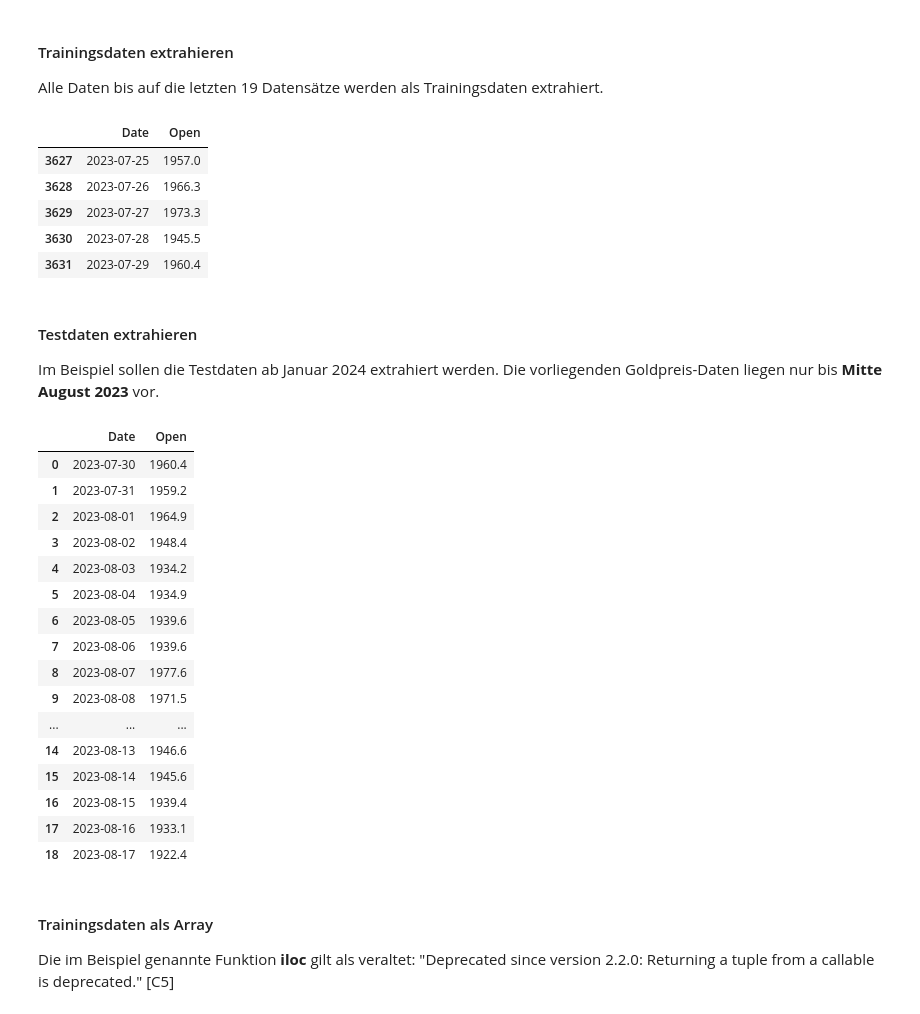
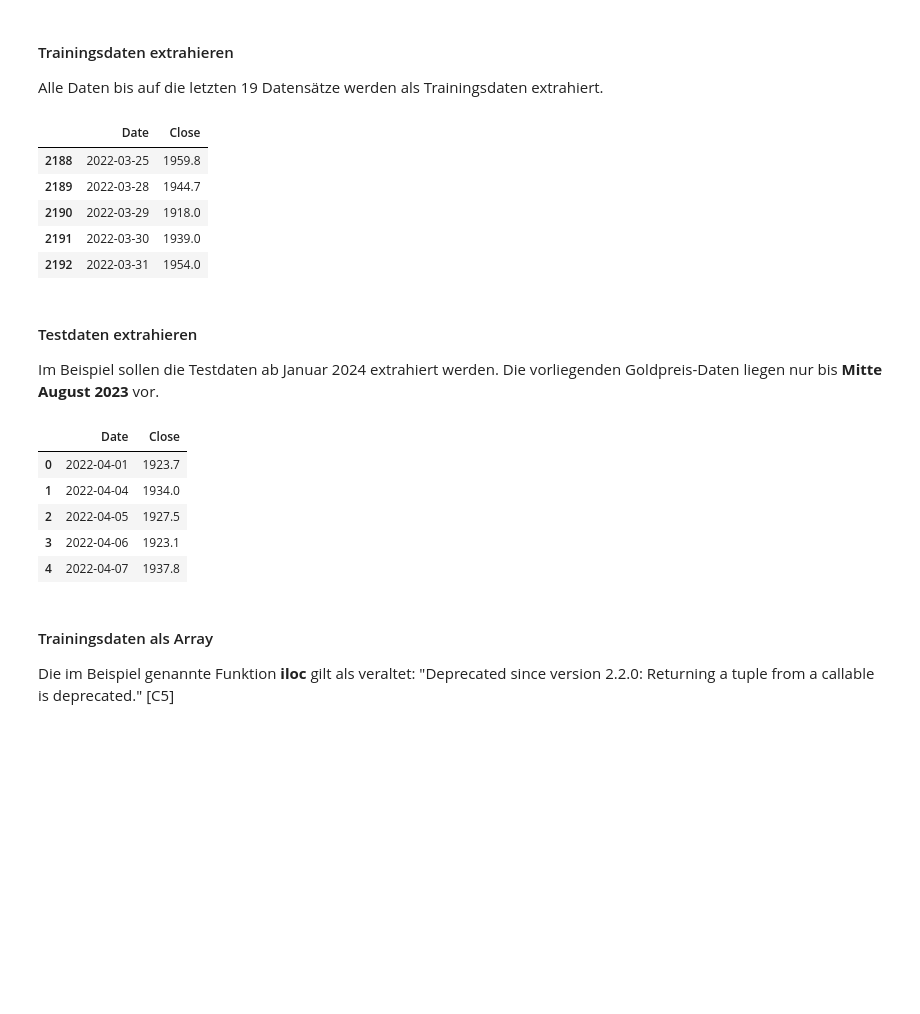
Before and after one commit to TTomczek/DL-Time-Series-Forecasting-With-RNNs, a Jupyter notebook: ausarbeitung.ipynb, the cells around one changed output. Saved outputs shown, nothing was run; the diff lists cells and outputs as text; code cells hidden in the pictures; blank space fills up the shorter version.

```diff
--- a/ausarbeitung.ipynb
+++ b/ausarbeitung.ipynb
@@ -754,10 +754,11 @@ df = df.sort_values(by='Date', ascending=True)
 df.drop_duplicates(subset=['Date'], keep='first', inplace=True)
 df.reset_index(drop=True, inplace=True)
 
-# populate missing dates and open price values
-df = populate_missing_date_values(df)
+# populate missing dates and close price values
+# Ich verzichte auf diesen Schritt, um mit gleichen Zahlen zu Arbeiten wie in den vorigen Kapiteln
+#df = populate_missing_date_values(df)
 
-# create a dataframe with only Date and Open columns
-df = pd.DataFrame(df, columns=['Date', 'Open'])
+# create a dataframe with only Date and Close columns
+df = pd.DataFrame(df, columns=['Date', 'Close'])
 df.head(10)
 # %% [output]
@@ -795,42 +796,33 @@ plt.show()
 Alle Daten bis auf die letzten 19 Datensätze werden als Trainingsdaten extrahiert.
 # %%
 # extract the training data and verify it ends at the end of 2023
-train_df = df.head(len(df) - 19)
+# Trainingsdaten verwenden von August 2013 - April 2022
+train_df = df.head(len(df) - 346)
 train_df.tail()
 # %% [output]
-|  | Date | Open |
-| 3627 | 2023-07-25 | 1957.0 |
-| 3628 | 2023-07-26 | 1966.3 |
-| 3629 | 2023-07-27 | 1973.3 |
-| 3630 | 2023-07-28 | 1945.5 |
-| 3631 | 2023-07-29 | 1960.4 |
+|  | Date | Close |
+| 2188 | 2022-03-25 | 1959.8 |
+| 2189 | 2022-03-28 | 1944.7 |
+| 2190 | 2022-03-29 | 1918.0 |
+| 2191 | 2022-03-30 | 1939.0 |
+| 2192 | 2022-03-31 | 1954.0 |
 # %% [markdown]
 #### Testdaten extrahieren
 Im Beispiel sollen die Testdaten ab Januar 2024 extrahiert werden. Die vorliegenden Goldpreis-Daten liegen nur bis **Mitte August 2023** vor.
 # %%
 # extact the test data and verify it starts at January 1st 2024
 # Daten nur bis Mitte oktober vorhanden -CP
-test_df = df.tail(19)
+# Testdaten verwenden ab April 2022 bis August 2023
+test_df = df.tail(346)
 test_df.reset_index(drop=True, inplace=True)
-test_df.head(19)
+test_df.head()
 # %% [output]
-|  | Date | Open |
-| 0 | 2023-07-30 | 1960.4 |
-| 1 | 2023-07-31 | 1959.2 |
-| 2 | 2023-08-01 | 1964.9 |
-| 3 | 2023-08-02 | 1948.4 |
-| 4 | 2023-08-03 | 1934.2 |
-| 5 | 2023-08-04 | 1934.9 |
-| 6 | 2023-08-05 | 1939.6 |
-| 7 | 2023-08-06 | 1939.6 |
-| 8 | 2023-08-07 | 1977.6 |
-| 9 | 2023-08-08 | 1971.5 |
-| ... | ... | ... |
-| 14 | 2023-08-13 | 1946.6 |
-| 15 | 2023-08-14 | 1945.6 |
-| 16 | 2023-08-15 | 1939.4 |
-| 17 | 2023-08-16 | 1933.1 |
-| 18 | 2023-08-17 | 1922.4 |
+|  | Date | Close |
+| 0 | 2022-04-01 | 1923.7 |
+| 1 | 2022-04-04 | 1934.0 |
+| 2 | 2022-04-05 | 1927.5 |
+| 3 | 2022-04-06 | 1923.1 |
+| 4 | 2022-04-07 | 1937.8 |
 # %% [markdown]
 #### Trainingsdaten als Array
 Die im Beispiel genannte Funktion **iloc** gilt als veraltet: "Deprecated since version 2.2.0: Returning a tuple from a callable is deprecated." [C5]
```
Also changed, not shown: parts of 18 cells of this notebook.
